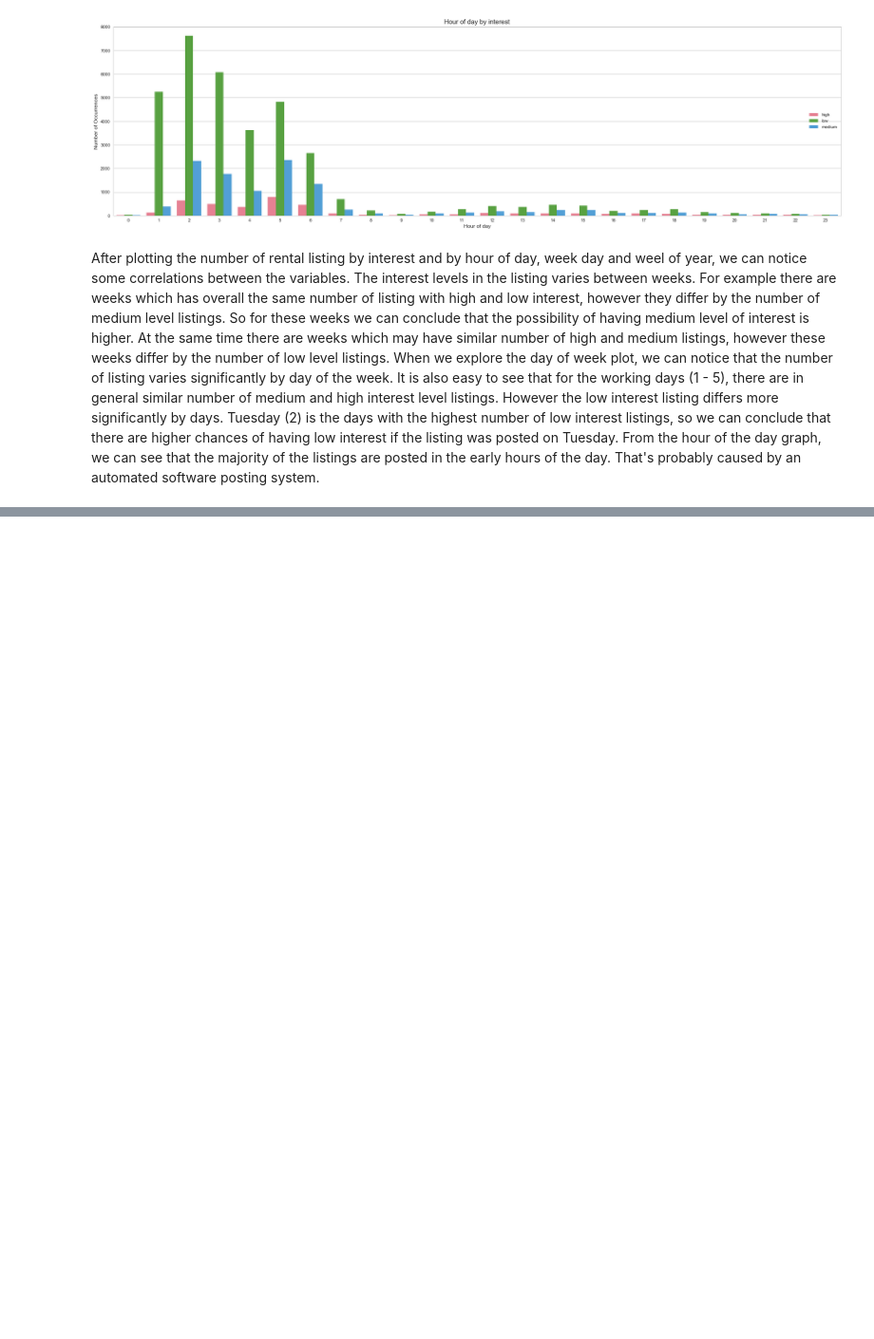
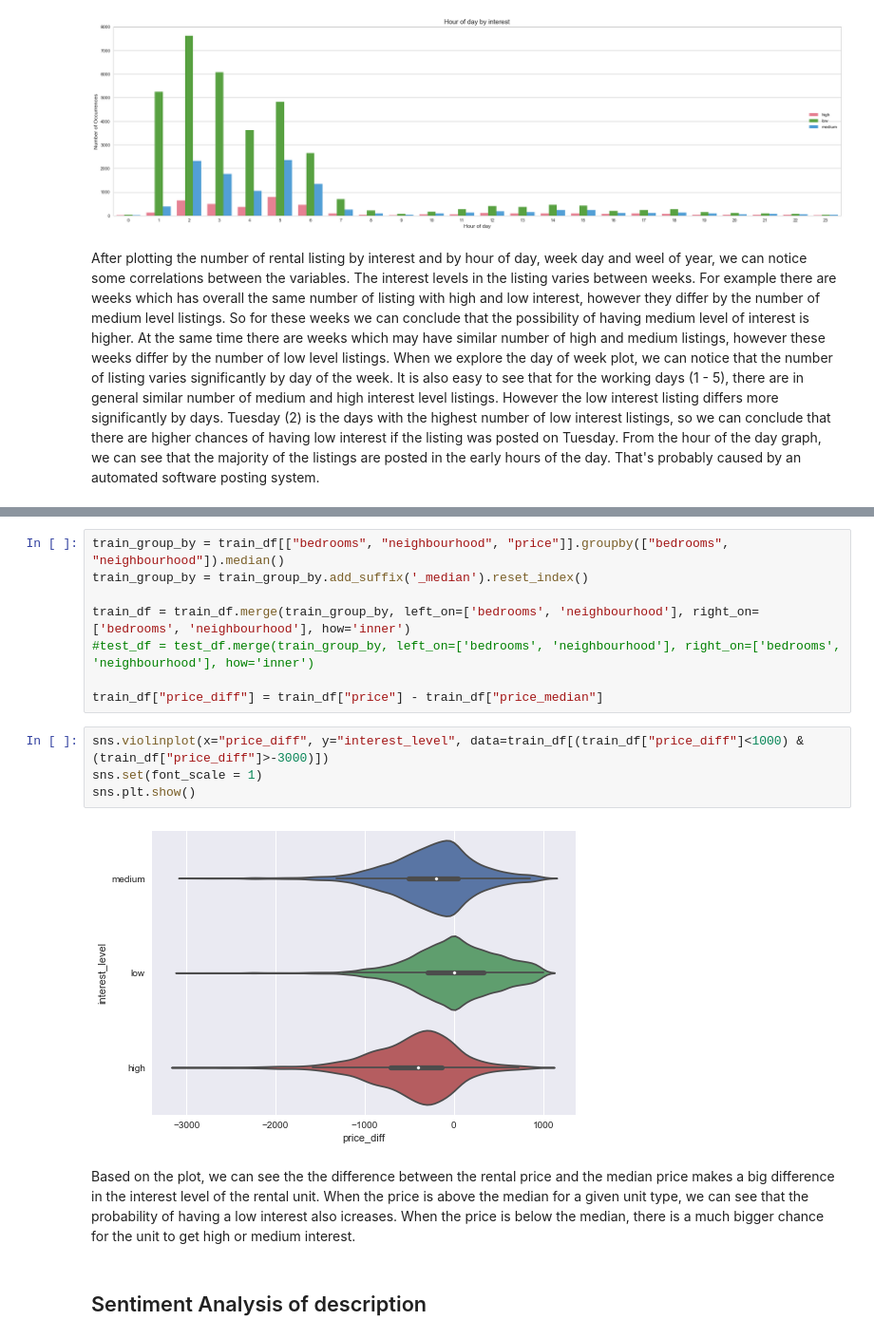
Before and after one commit to data-space/class-rent, a Jupyter notebook: Data exploration - Sev Lazarova.ipynb, the cells around one changed output, grey strips where cells are left out. Shown at 95% size. Drawn from its saved outputs; the diff is of its cells as text; blank space fills up the shorter version.

```diff
--- a/Data exploration - Sev Lazarova.ipynb
+++ b/Data exploration - Sev Lazarova.ipynb
@@ -350,0 +370,18 @@ After plotting the number of rental listing by interest and by hour of day, week
+# %%
+train_group_by = train_df[["bedrooms", "neighbourhood", "price"]].groupby(["bedrooms", "neighbourhood"]).median()
+train_group_by = train_group_by.add_suffix('_median').reset_index()
+
+train_df = train_df.merge(train_group_by, left_on=['bedrooms', 'neighbourhood'], right_on=['bedrooms', 'neighbourhood'], how='inner')
+#test_df = test_df.merge(train_group_by, left_on=['bedrooms', 'neighbourhood'], right_on=['bedrooms', 'neighbourhood'], how='inner')
+
+train_df["price_diff"] = train_df["price"] - train_df["price_median"]
+# %%
+sns.violinplot(x="price_diff", y="interest_level", data=train_df[(train_df["price_diff"]<1000) & (train_df["price_diff"]>-3000)])
+sns.set(font_scale = 1)
+sns.plt.show()
+# %% [output]
+[figure, added]
+# %% [markdown]
+Based on the plot, we can see the the difference between the rental price and the median price makes a big difference in the interest level of the rental unit. When the price is above the median for a given unit type, we can see that the probability of having a low interest also icreases. When the price is below the median, there is a much bigger chance for the unit to get high or medium interest.
+# %% [markdown]
+## Sentiment Analysis of description
```
Also changed, not shown: parts of 36 cells of this notebook.
